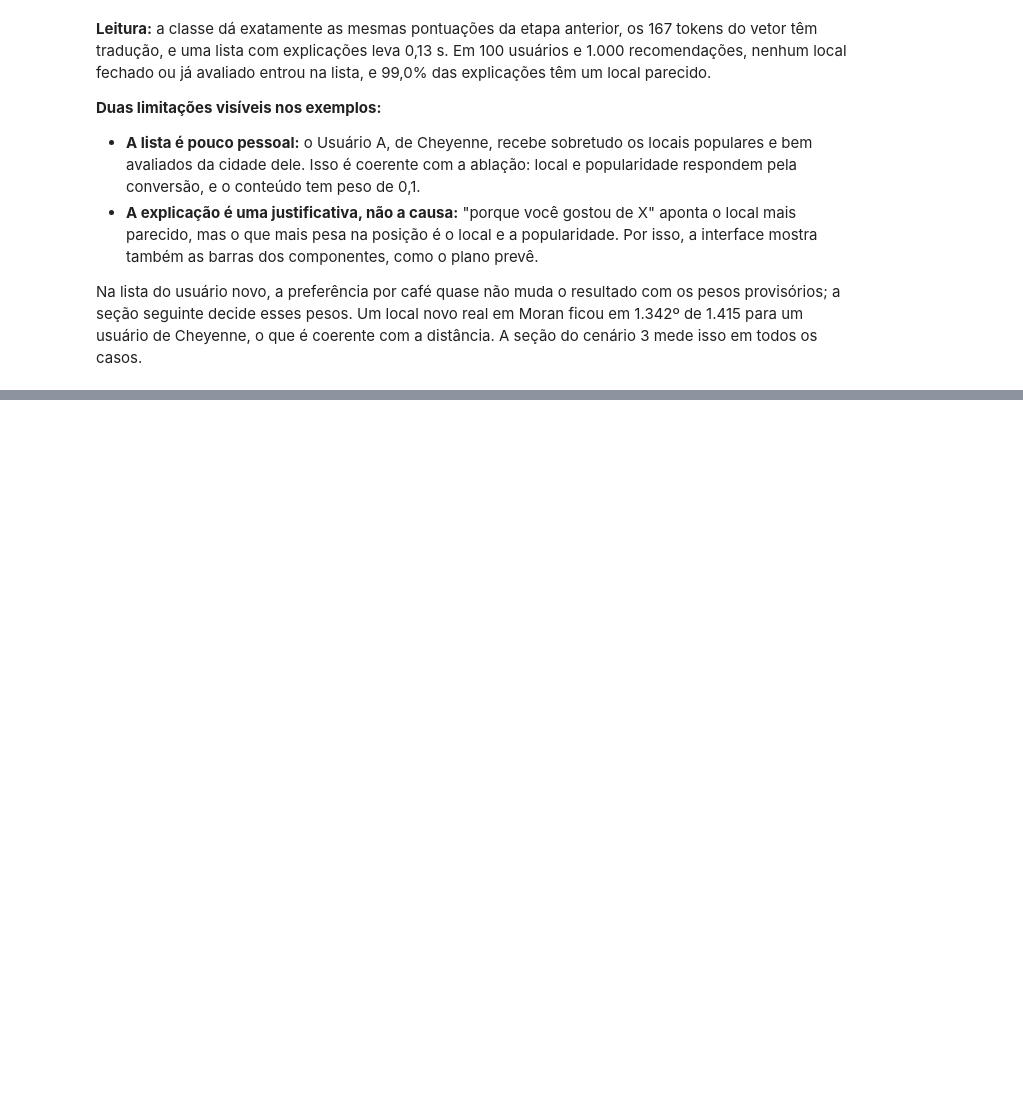
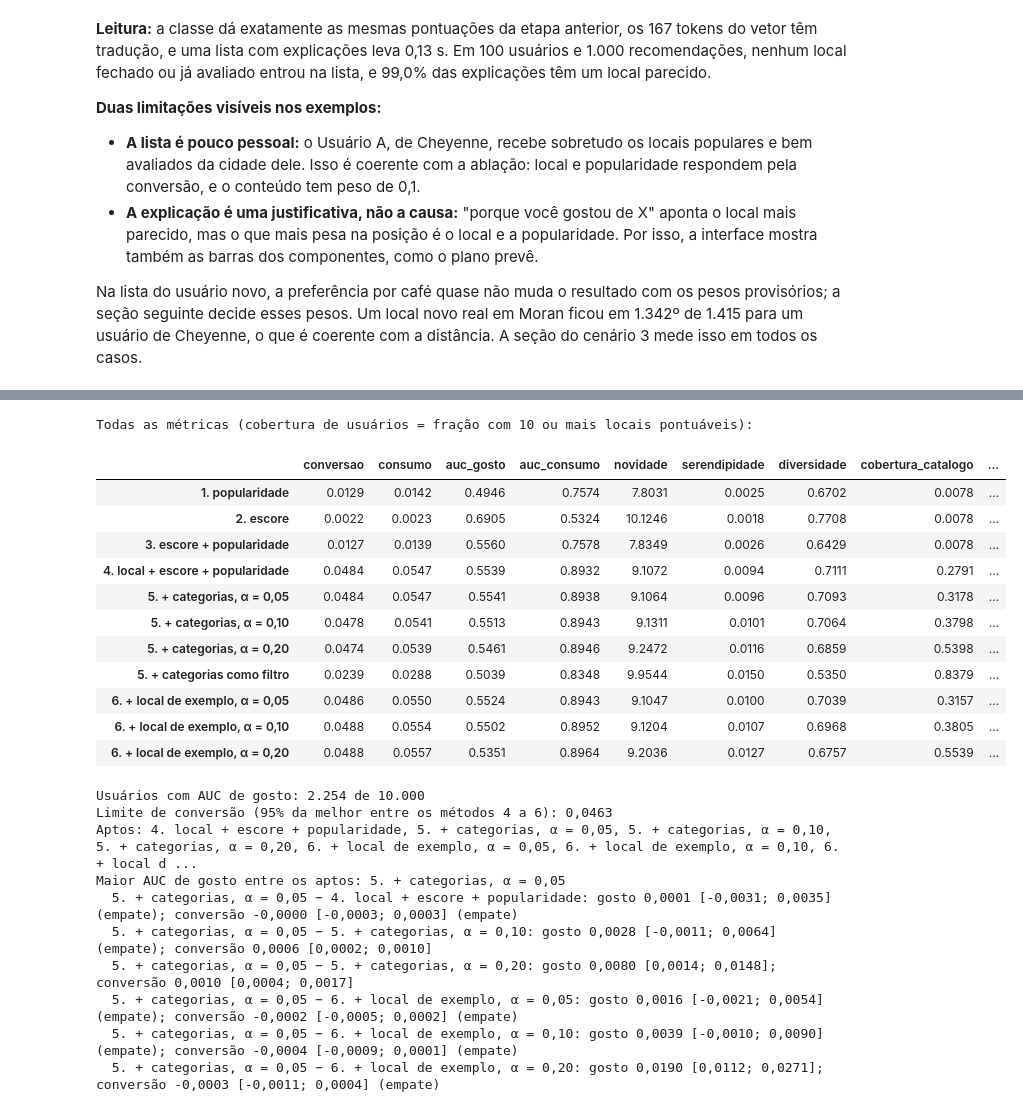
Before and after one commit to Chelughini/sistema-recomendacao-t1, a Jupyter notebook: 03_modelo.ipynb, the cells around one changed output, grey strips where cells are left out. Cells and saved outputs as stored; diff of their text form; code cells hidden in the pictures; blank space fills up the shorter version.

```diff
--- a/03_modelo.ipynb
+++ b/03_modelo.ipynb
@@ -915,0 +1051,47 @@ Na lista do usuário novo, a preferência por café quase não muda o resultado
+# %%
+linhas_novo = {}
+for nome, resultado in resultados_novo.items():
+    resumo = resultado.resumo()
+    linhas_novo[nome] = resumo[
+        ["conversao", "consumo", "auc_gosto", "auc_consumo", "novidade", "serendipidade", "diversidade", "cobertura_catalogo", "cobertura_usuarios"]
+    ]
+print("Todas as métricas (cobertura de usuários = fração com 10 ou mais locais pontuáveis):")
+display(pd.DataFrame(linhas_novo).T.round(4))
+print(f"Usuários com AUC de gosto: {inteiro(resultados_novo[base_novo].por_usuario['auc_gosto'].notna().sum())} de {inteiro(len(protocolo_novo.usuarios))}")
+
+com_informacao = [nome for nome in resultados_novo if nome[0] in "456"]
+conversoes_novo = {nome: resultados_novo[nome].por_usuario["conversao"].mean() for nome in com_informacao}
+gostos_novo = {nome: resultados_novo[nome].por_usuario["auc_gosto"].mean() for nome in com_informacao}
+limite_novo = 0.95 * max(conversoes_novo.values())
+aptos_novo = [nome for nome in com_informacao if conversoes_novo[nome] >= limite_novo]
+pelo_criterio = max(aptos_novo, key=gostos_novo.get)
+print(f"Limite de conversão (95% da melhor entre os métodos 4 a 6): {numero_br(limite_novo, 4)}")
+print(f"Aptos: {', '.join(aptos_novo)}")
+print(f"Maior AUC de gosto entre os aptos: {pelo_criterio}")
+for nome in aptos_novo:
+    if nome != pelo_criterio:
+        print(f"  {pelo_criterio} − {nome}: gosto {texto_ic(comparar(resultados_novo[pelo_criterio], resultados_novo[nome], 'auc_gosto'))}; conversão {texto_ic(comparar(resultados_novo[pelo_criterio], resultados_novo[nome], 'conversao'))}")
+# %% [output]
+Todas as métricas (cobertura de usuários = fração com 10 ou mais locais pontuáveis):
+|  | conversao | consumo | auc_gosto | auc_consumo | novidade | serendipidade | diversidade | cobertura_catalogo | ... |
+| 1. popularidade | 0.0129 | 0.0142 | 0.4946 | 0.7574 | 7.8031 | 0.0025 | 0.6702 | 0.0078 | ... |
+| 2. escore | 0.0022 | 0.0023 | 0.6905 | 0.5324 | 10.1246 | 0.0018 | 0.7708 | 0.0078 | ... |
+| 3. escore + popularidade | 0.0127 | 0.0139 | 0.5560 | 0.7578 | 7.8349 | 0.0026 | 0.6429 | 0.0078 | ... |
+| 4. local + escore + popularidade | 0.0484 | 0.0547 | 0.5539 | 0.8932 | 9.1072 | 0.0094 | 0.7111 | 0.2791 | ... |
+| 5. + categorias, α = 0,05 | 0.0484 | 0.0547 | 0.5541 | 0.8938 | 9.1064 | 0.0096 | 0.7093 | 0.3178 | ... |
+| 5. + categorias, α = 0,10 | 0.0478 | 0.0541 | 0.5513 | 0.8943 | 9.1311 | 0.0101 | 0.7064 | 0.3798 | ... |
+| 5. + categorias, α = 0,20 | 0.0474 | 0.0539 | 0.5461 | 0.8946 | 9.2472 | 0.0116 | 0.6859 | 0.5398 | ... |
+| 5. + categorias como filtro | 0.0239 | 0.0288 | 0.5039 | 0.8348 | 9.9544 | 0.0150 | 0.5350 | 0.8379 | ... |
+| 6. + local de exemplo, α = 0,05 | 0.0486 | 0.0550 | 0.5524 | 0.8943 | 9.1047 | 0.0100 | 0.7039 | 0.3157 | ... |
+| 6. + local de exemplo, α = 0,10 | 0.0488 | 0.0554 | 0.5502 | 0.8952 | 9.1204 | 0.0107 | 0.6968 | 0.3805 | ... |
+| 6. + local de exemplo, α = 0,20 | 0.0488 | 0.0557 | 0.5351 | 0.8964 | 9.2036 | 0.0127 | 0.6757 | 0.5539 | ... |
+Usuários com AUC de gosto: 2.254 de 10.000
+Limite de conversão (95% da melhor entre os métodos 4 a 6): 0,0463
+Aptos: 4. local + escore + popularidade, 5. + categorias, α = 0,05, 5. + categorias, α = 0,10, 5. + categorias, α = 0,20, 6. + local de exemplo, α = 0,05, 6. + local de exemplo, α = 0,10, 6. + local d ...
+Maior AUC de gosto entre os aptos: 5. + categorias, α = 0,05
+  5. + categorias, α = 0,05 − 4. local + escore + popularidade: gosto 0,0001 [-0,0031; 0,0035] (empate); conversão -0,0000 [-0,0003; 0,0003] (empate)
+  5. + categorias, α = 0,05 − 5. + categorias, α = 0,10: gosto 0,0028 [-0,0011; 0,0064] (empate); conversão 0,0006 [0,0002; 0,0010]
+  5. + categorias, α = 0,05 − 5. + categorias, α = 0,20: gosto 0,0080 [0,0014; 0,0148]; conversão 0,0010 [0,0004; 0,0017]
+  5. + categorias, α = 0,05 − 6. + local de exemplo, α = 0,05: gosto 0,0016 [-0,0021; 0,0054] (empate); conversão -0,0002 [-0,0005; 0,0002] (empate)
+  5. + categorias, α = 0,05 − 6. + local de exemplo, α = 0,10: gosto 0,0039 [-0,0010; 0,0090] (empate); conversão -0,0004 [-0,0009; 0,0001] (empate)
+  5. + categorias, α = 0,05 − 6. + local de exemplo, α = 0,20: gosto 0,0190 [0,0112; 0,0271]; conversão -0,0003 [-0,0011; 0,0004] (empate)
```
Also changed, not shown: parts of 11 cells of this notebook, 28 other files.
